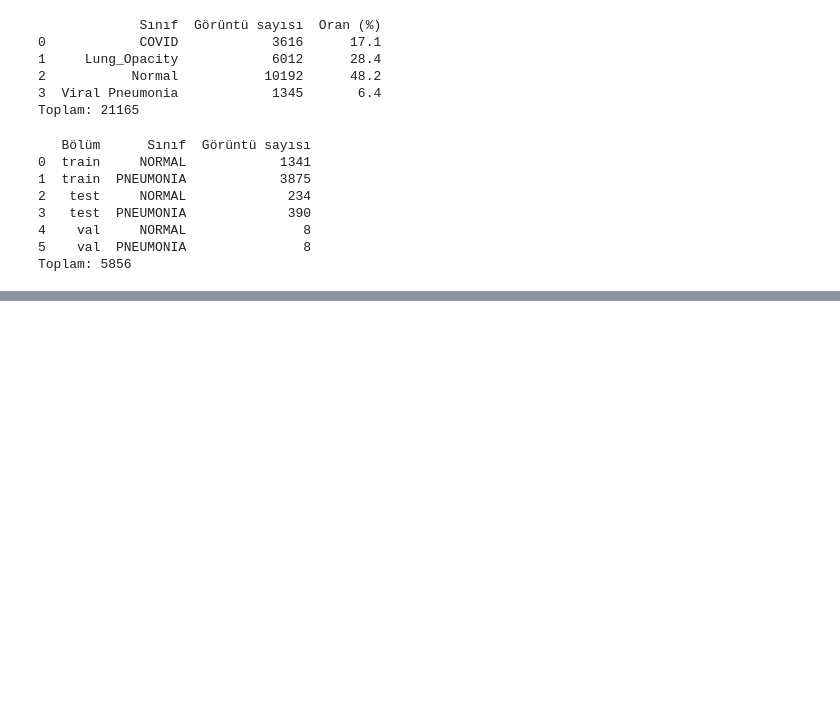
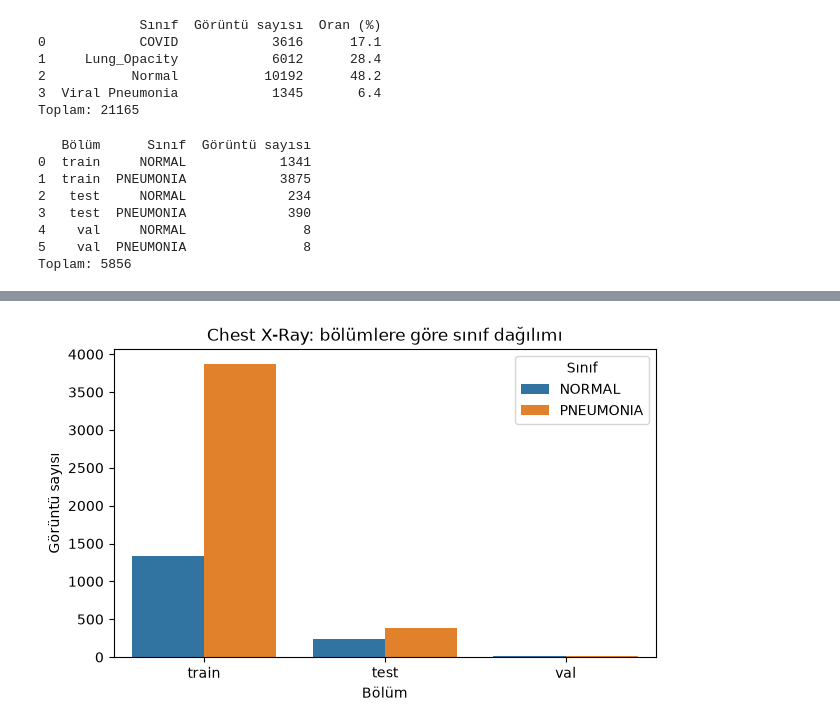
Before and after one commit to muhammeterendorak81/chest-xray-classification, a Jupyter notebook: notebooks/01_eda.ipynb, the cells around one changed output, grey strips where cells are left out. Saved outputs shown, nothing was run; the diff lists cells and outputs as text; code cells hidden in the pictures; blank space fills up the shorter version.

```diff
--- a/notebooks/01_eda.ipynb
+++ b/notebooks/01_eda.ipynb
@@ -109,0 +122,7 @@ Toplam: 5856
+# %%
+plt.figure(figsize=(7, 4))
+sns.barplot(data=xray, x="Bölüm", y="Görüntü sayısı", hue="Sınıf")
+plt.title("Chest X-Ray: bölümlere göre sınıf dağılımı")
+plt.show()
+# %% [output]
+[figure, added]
```
Also changed, not shown: parts of 1 cell of this notebook.
